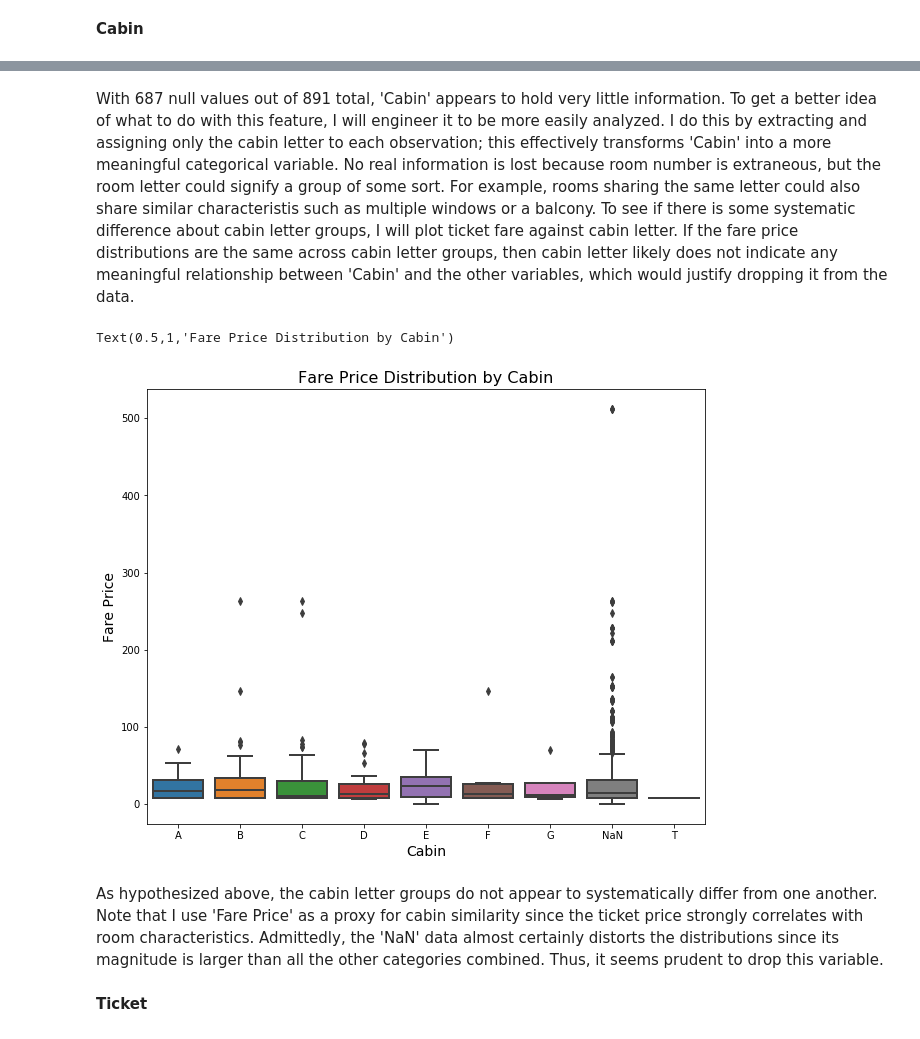
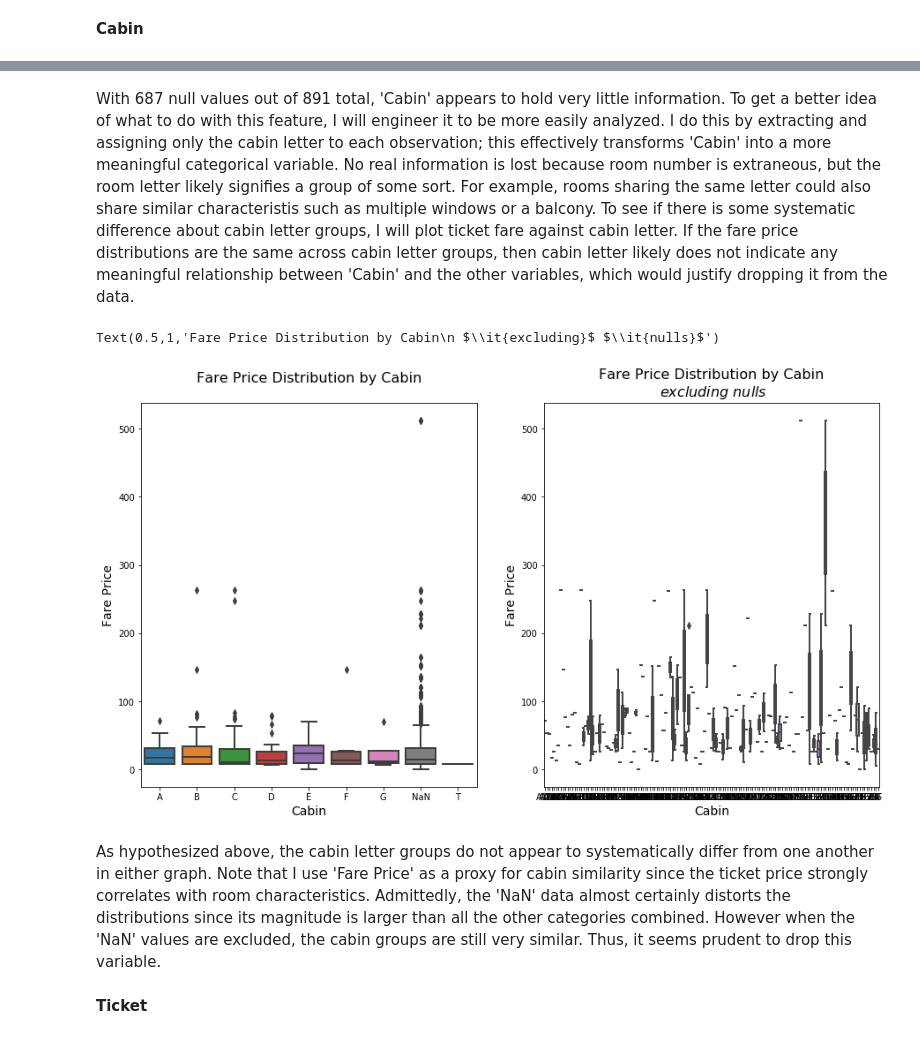
Before and after one commit to asfabiano/byu_econ_applied_machine_learning, a Jupyter notebook: homeworks/HW4/Homework_4.ipynb, the cells around one changed output, grey strips where cells are left out. Saved outputs shown, nothing was run; the diff lists cells and outputs as text; code cells hidden in the pictures.

Commit message:
finished storytelling and code commenting...consider adding another model and feature engineering

```diff
--- a/homeworks/HW4/Homework_4.ipynb
+++ b/homeworks/HW4/Homework_4.ipynb
@@ -126,19 +132,28 @@ freq        4
 Name: Cabin, dtype: object
 # %% [markdown]
-With 687 null values out of 891 total, 'Cabin' appears to hold very little information. To get a better idea of what to do with this feature, I will engineer it to be more easily analyzed. I do this by extracting and assigning only the cabin letter to each observation; this effectively transforms 'Cabin' into a more meaningful categorical variable. No real information is lost because room number is extraneous, but the room letter could signify a group of some sort. For example, rooms sharing the same letter could also share similar characteristis such as  multiple windows or a balcony. To see if there is some systematic difference about cabin letter groups, I will plot ticket fare against cabin letter. If the fare price distributions are the same across cabin letter groups, then cabin letter likely does not indicate any meaningful relationship between 'Cabin' and the other variables, which would justify dropping it from the data.
+With 687 null values out of 891 total, 'Cabin' appears to hold very little information. To get a better idea of what to do with this feature, I will engineer it to be more easily analyzed. I do this by extracting and assigning only the cabin letter to each observation; this effectively transforms 'Cabin' into a more meaningful categorical variable. No real information is lost because room number is extraneous, but the room letter likely signifies a group of some sort. For example, rooms sharing the same letter could also share similar characteristis such as  multiple windows or a balcony. To see if there is some systematic difference about cabin letter groups, I will plot ticket fare against cabin letter. If the fare price distributions are the same across cabin letter groups, then cabin letter likely does not indicate any meaningful relationship between 'Cabin' and the other variables, which would justify dropping it from the data.
 # %%
 cabin_levels = ['A','B','C','D','E','F','G','T']
+filtered_data = traindf.dropna(subset=['Cabin'])
 traindf.Cabin = traindf.Cabin.apply(lambda x: str(x)[0] if str(x)[0] in cabin_levels else 'NaN')
 # %%
+plt.figure(figsize=(15, 8))
+plt.subplot(1,2,1)
 sns.boxplot(x=sorted(traindf["Cabin"]), y=traindf["Fare"], linewidth=2)
 plt.xlabel("Cabin", fontsize=14)
 plt.ylabel("Fare Price", fontsize=14)
-plt.title("Fare Price Distribution by Cabin", fontsize=16)
+plt.title("Fare Price Distribution by Cabin\n", fontsize=16)
+
+plt.subplot(1,2,2)
+sns.boxplot(x=sorted(filtered_data["Cabin"]), y=filtered_data["Fare"], linewidth=2)
+plt.xlabel("Cabin", fontsize=14)
+plt.ylabel("Fare Price", fontsize=14)
+plt.title("Fare Price Distribution by Cabin\n $\it{excluding}$ $\it{nulls}$", fontsize=16)
 # %% [output]
-Text(0.5,1,'Fare Price Distribution by Cabin')
+Text(0.5,1,'Fare Price Distribution by Cabin\n $\\it{excluding}$ $\\it{nulls}$')
-[figure, old version]
+[figure, new version]
 # %% [markdown]
-As hypothesized above, the cabin letter groups do not appear to systematically differ from one another. Note that I use 'Fare Price' as a proxy for cabin similarity since the ticket price strongly correlates with room characteristics. Admittedly, the 'NaN' data almost certainly distorts the distributions since its magnitude is larger than all the other categories combined. Thus, it seems prudent to drop this variable.
+As hypothesized above, the cabin letter groups do not appear to systematically differ from one another in either graph. Note that I use 'Fare Price' as a proxy for cabin similarity since the ticket price strongly correlates with room characteristics. Admittedly, the 'NaN' data almost certainly distorts the distributions since its magnitude is larger than all the other categories combined. However when the 'NaN' values are excluded, the cabin groups are still very similar. Thus, it seems prudent to drop this variable.
 # %% [markdown]
 **Ticket**
 # %%
```
Also changed, not shown: parts of 25 cells of this notebook.
